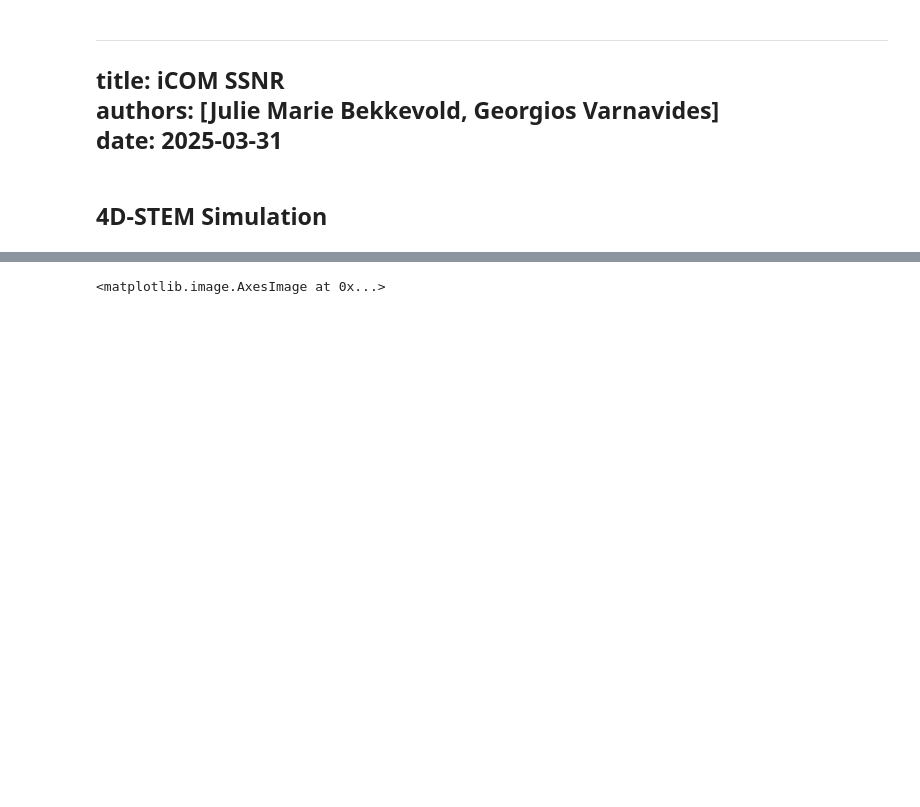
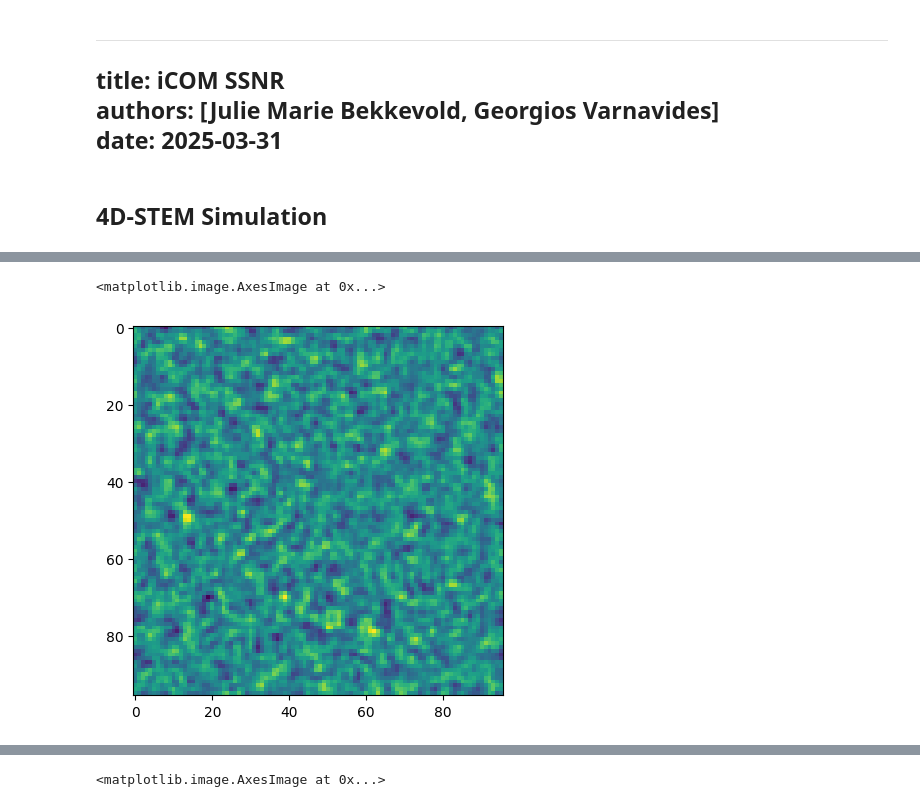
Before and after one commit to msa-em/stem-transfer-of-information, a Jupyter notebook: notebooks/icom-ssnr.ipynb, the cells around one changed output, grey strips where cells are left out. Saved outputs shown, nothing was run; the diff lists cells and outputs as text; code cells hidden in the pictures; blank space fills up the shorter version.

```diff
--- a/notebooks/icom-ssnr.ipynb
+++ b/notebooks/icom-ssnr.ipynb
@@ -238,0 +290,7 @@ pixelated_shifted_stack = np.fft.ifft2(Gs*shift_op).real.mean(0)
+# %%
+plt.imshow(
+    pixelated_shifted_stack
+)
+# %% [output]
+<matplotlib.image.AxesImage at 0x...>
+[figure, added]
```
Also changed, not shown: parts of 18 cells of this notebook.
